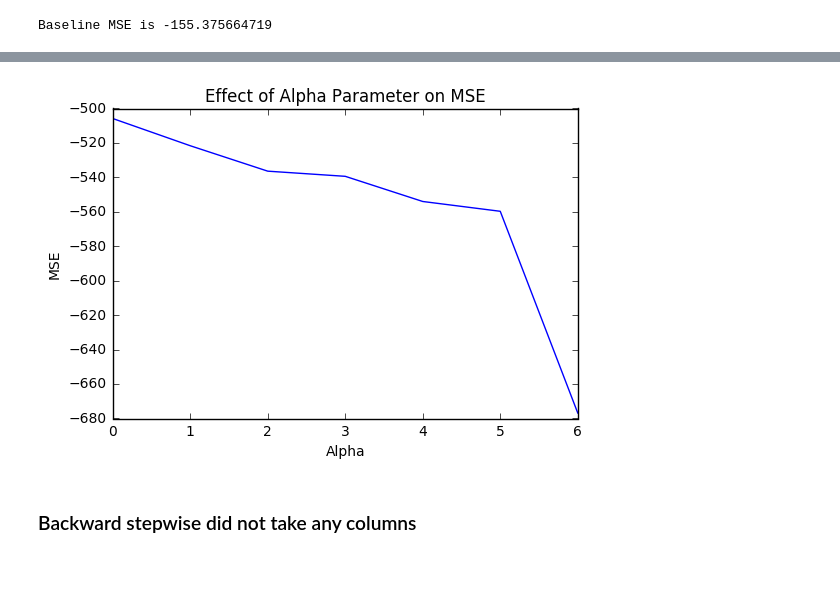
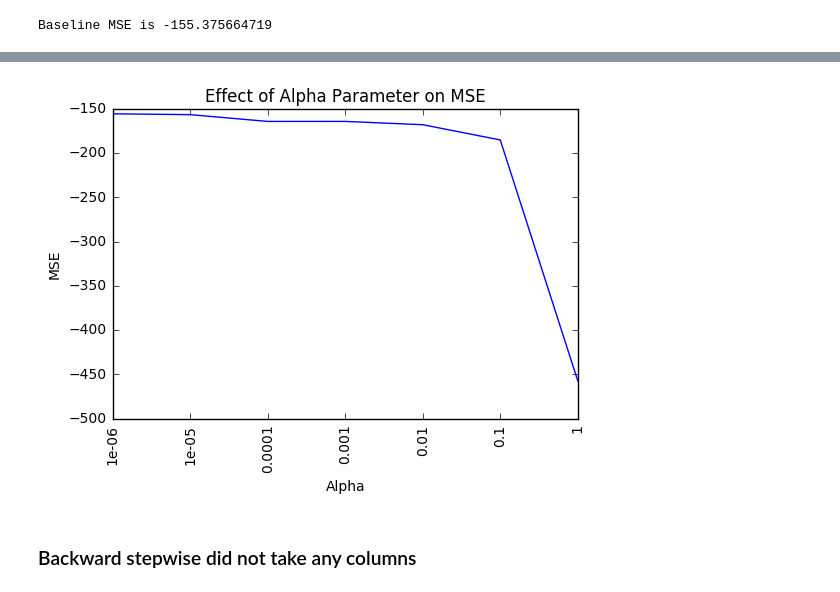
Before and after one commit to colegrigsby/401NN, a Jupyter notebook: Linear Regression.ipynb, the cells around one changed output, grey strips where cells are left out. Drawn from its saved outputs; the diff is of its cells as text; code cells hidden in the pictures.

```diff
--- a/Linear Regression.ipynb
+++ b/Linear Regression.ipynb
@@ -106,14 +110,14 @@ def remove_categorical(X, feat, columns):
  try a range of alpha parameters on the lasso model
  mode can be just categorical, numerical, or both
 """
-def train_lasso(alphas=[1e-6, 1e-5, 1e-4, 1e-3, 1e-2, 1e-1, 1], mode = "numerical"):
+def train_lasso(alphas, mode):
     mse = []
     df = pd.read_csv('train.csv').dropna()
     y = df[['Total Household Income']] / 1e4
     df = df.drop(['Total Household Income', 'Unnamed: 0'], axis=1)
-    categorical_df, numeric_df = get_categorical_numeric(df)
 
     for alpha in alphas:
+        categorical_df, numeric_df = get_categorical_numeric(df)
         reg = LinearRegression()
 
         # only used categorical features
@@ -141,18 +145,19 @@ def train_lasso(alphas=[1e-6, 1e-5, 1e-4, 1e-3, 1e-2, 1e-1, 1], mode = "numerica
 
         # use both features
         else:
-            new_feat = select_features_from_lasso(pd.get_dummies(categorical_df, categorical_df.columns), y, alpha)
+            new_feat = select_features_from_lasso(pd.get_dummies(categorical_df, categorical_df.columns),
+                y, alpha)
             remove_categorical(categorical_df, new_feat, categorical_df.columns)
             categorical_df = pd.get_dummies(categorical_df, columns = categorical_df.columns)
 
             new_feat = select_features_from_lasso(numeric_df, y, alpha)
-            Xnum = pd.DataFrame(preprocessing.scale(numeric_df[new_feat]))
+            standardized = preprocessing.scale(numeric_df[new_feat])
 
             print ("Using alpha of {0} {1} columns were selected".format(alpha, len(categorical_df.columns) +
-                                                                         Xnum.shape[1]))
+                standardized.shape[1]))
             print
 
-            total = pd.concat([Xnum, categorical_df], axis = 1)
+            total = np.concatenate((standardized, categorical_df.as_matrix()), axis=1)
             scores = cross_val_score(reg, total, y, cv=5, scoring='neg_mean_squared_error')
 
         print ("Alpha: {0}, MSE {1}".format(alpha, np.mean(scores)))
@@ -217,0 +203,2 @@ Alpha: 1, MSE -457.103321358
+# %%
+mse = train_lasso([1e-6, 1e-5, 1e-4, 1e-3, 1e-2, 1e-1, 1], "numerical")
@@ -218,11 +223,13 @@ Alpha: 1, MSE -457.103321358
 # %%
 plt.plot(mse)
 plt.xlabel('Alpha')
+labels = [1e-6, 1e-5, 1e-4, 1e-3, 1e-2, 1e-1, 1]
+plt.xticks(range(len(labels)), labels, rotation='vertical')
 plt.ylabel('MSE')
 plt.title('Effect of Alpha Parameter on MSE')
 plt.show()
 # %% [output]
-[figure, old version]
+[figure, new version]
 # %% [markdown]
 ### Backward stepwise did not take any columns
 # %%
```
Also changed, not shown: parts of 12 cells of this notebook.
